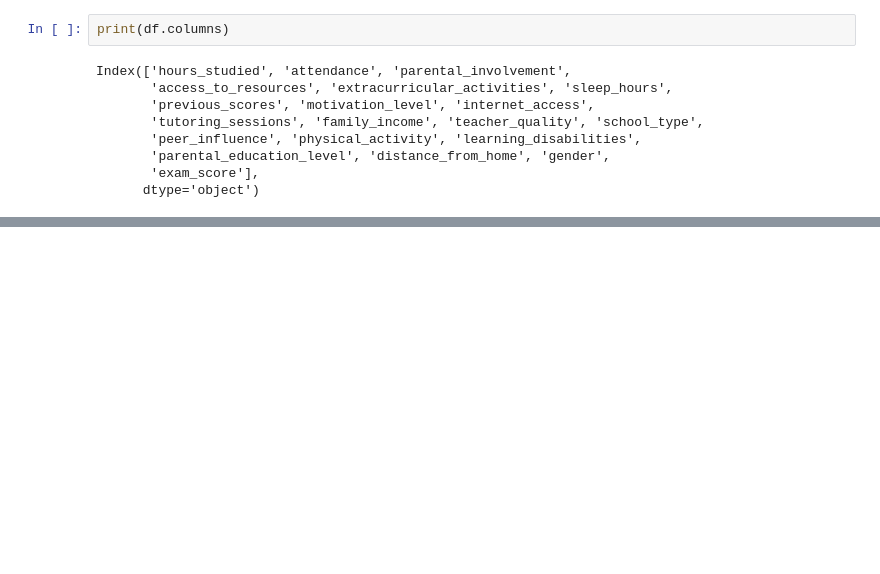
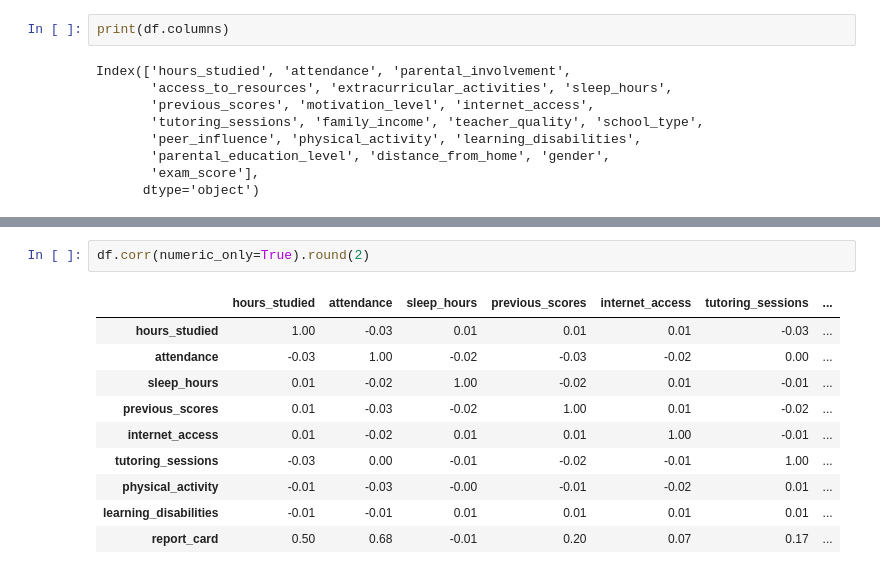
Before and after one commit to 17neerajkr/StudentPerformanceanalysis, a Jupyter notebook: StudentReport analysis.ipynb, the cells around one changed output, grey strips where cells are left out. Saved outputs shown, nothing was run; the diff lists cells and outputs as text; blank space fills up the shorter version.

```diff
--- a/StudentReport analysis.ipynb
+++ b/StudentReport analysis.ipynb
@@ -304,0 +665,13 @@ Index(['hours_studied', 'attendance', 'parental_involvement',
+# %%
+df.corr(numeric_only=True).round(2)
+# %% [output]
+|  | hours_studied | attendance | sleep_hours | previous_scores | internet_access | tutoring_sessions | ... |
+| hours_studied | 1.00 | -0.03 | 0.01 | 0.01 | 0.01 | -0.03 | ... |
+| attendance | -0.03 | 1.00 | -0.02 | -0.03 | -0.02 | 0.00 | ... |
+| sleep_hours | 0.01 | -0.02 | 1.00 | -0.02 | 0.01 | -0.01 | ... |
+| previous_scores | 0.01 | -0.03 | -0.02 | 1.00 | 0.01 | -0.02 | ... |
+| internet_access | 0.01 | -0.02 | 0.01 | 0.01 | 1.00 | -0.01 | ... |
+| tutoring_sessions | -0.03 | 0.00 | -0.01 | -0.02 | -0.01 | 1.00 | ... |
+| physical_activity | -0.01 | -0.03 | -0.00 | -0.01 | -0.02 | 0.01 | ... |
+| learning_disabilities | -0.01 | -0.01 | 0.01 | 0.01 | 0.01 | 0.01 | ... |
+| report_card | 0.50 | 0.68 | -0.01 | 0.20 | 0.07 | 0.17 | ... |
```
Also changed, not shown: parts of 43 cells of this notebook.
